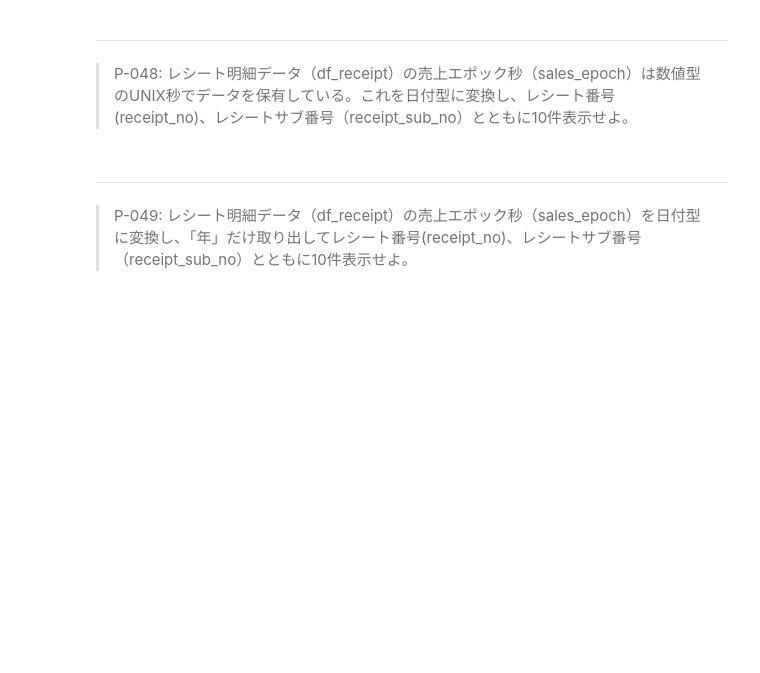
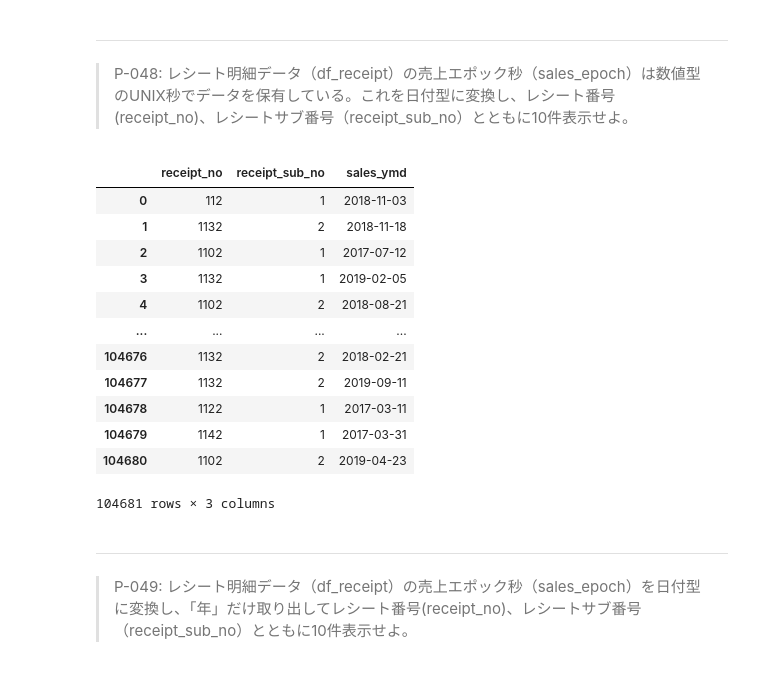
Before and after one commit to koki-sugai/preprocess_knock_Python_sugai, a Jupyter notebook: preprocess_knock_Python_Colab.ipynb, the cells around one changed output. Cells and saved outputs as stored; diff of their text form; code cells hidden in the pictures; blank space fills up the shorter version.

```diff
--- a/preprocess_knock_Python_Colab.ipynb
+++ b/preprocess_knock_Python_Colab.ipynb
@@ -355,6 +388,25 @@ pd.concat([df_customer["customer_id"],
 # %% [markdown]
 ---
 > P-048: レシート明細データ（df_receipt）の売上エポック秒（sales_epoch）は数値型のUNIX秒でデータを保有している。これを日付型に変換し、レシート番号(receipt_no)、レシートサブ番号（receipt_sub_no）とともに10件表示せよ。
+# %%
+# エポック秒（Epoch Seconds / Unix Time / POSIX Time） とは、コンピューターが時間を扱う際によく使われる数値形式の一種。
+# 問題の意図: 機械が扱う数値形式のデータを、人間が理解しやすく、かつ分析ツールが正しく認識できる日付・時刻型に変換する。
+pd.concat([df_receipt[["receipt_no", "receipt_sub_no"]],
+           pd.to_datetime(df_receipt["sales_epoch"], unit="s").rename("sales_ymd")], axis=1)
+# %% [output]
+|  | receipt_no | receipt_sub_no | sales_ymd |
+| 0 | 112 | 1 | 2018-11-03 |
+| 1 | 1132 | 2 | 2018-11-18 |
+| 2 | 1102 | 1 | 2017-07-12 |
+| 3 | 1132 | 1 | 2019-02-05 |
+| 4 | 1102 | 2 | 2018-08-21 |
+| ... | ... | ... | ... |
+| 104676 | 1132 | 2 | 2018-02-21 |
+| 104677 | 1132 | 2 | 2019-09-11 |
+| 104678 | 1122 | 1 | 2017-03-11 |
+| 104679 | 1142 | 1 | 2017-03-31 |
+| 104680 | 1102 | 2 | 2019-04-23 |
+104681 rows × 3 columns
 # %% [markdown]
 ---
 > P-049: レシート明細データ（df_receipt）の売上エポック秒（sales_epoch）を日付型に変換し、「年」だけ取り出してレシート番号(receipt_no)、レシートサブ番号（receipt_sub_no）とともに10件表示せよ。
```
Also changed, not shown: parts of 6 cells of this notebook.
